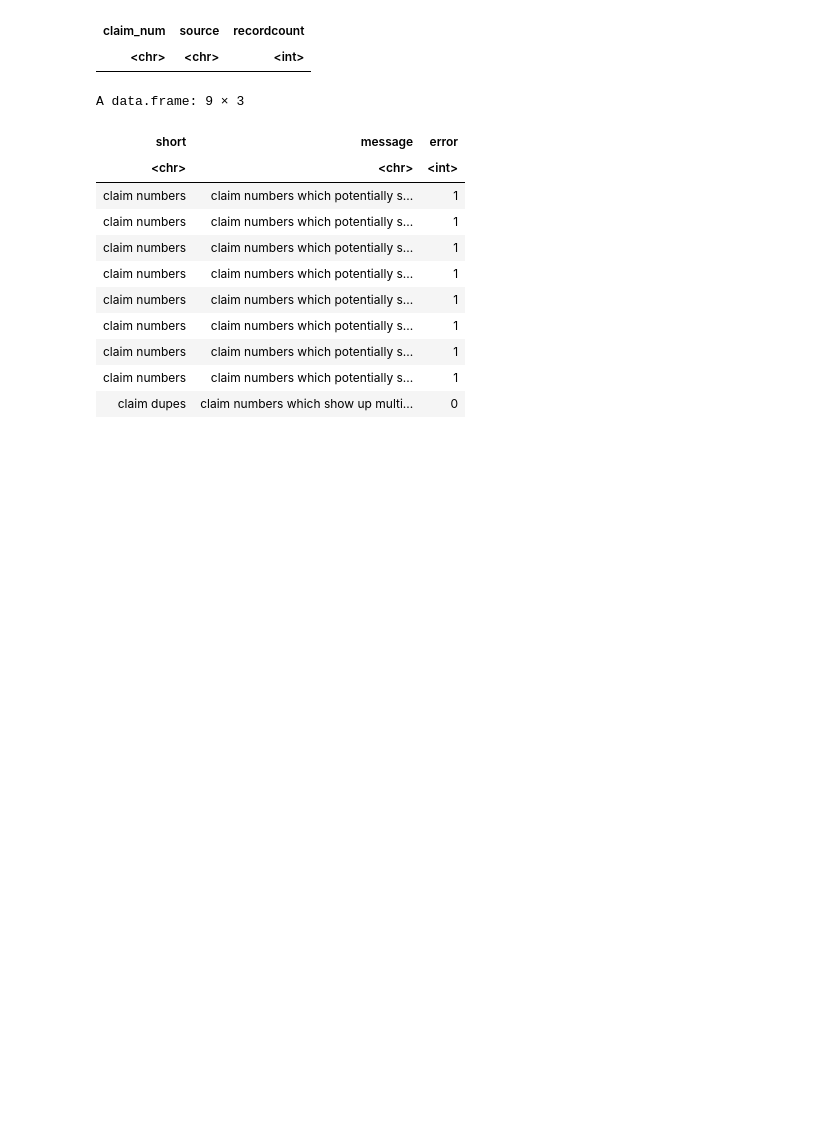
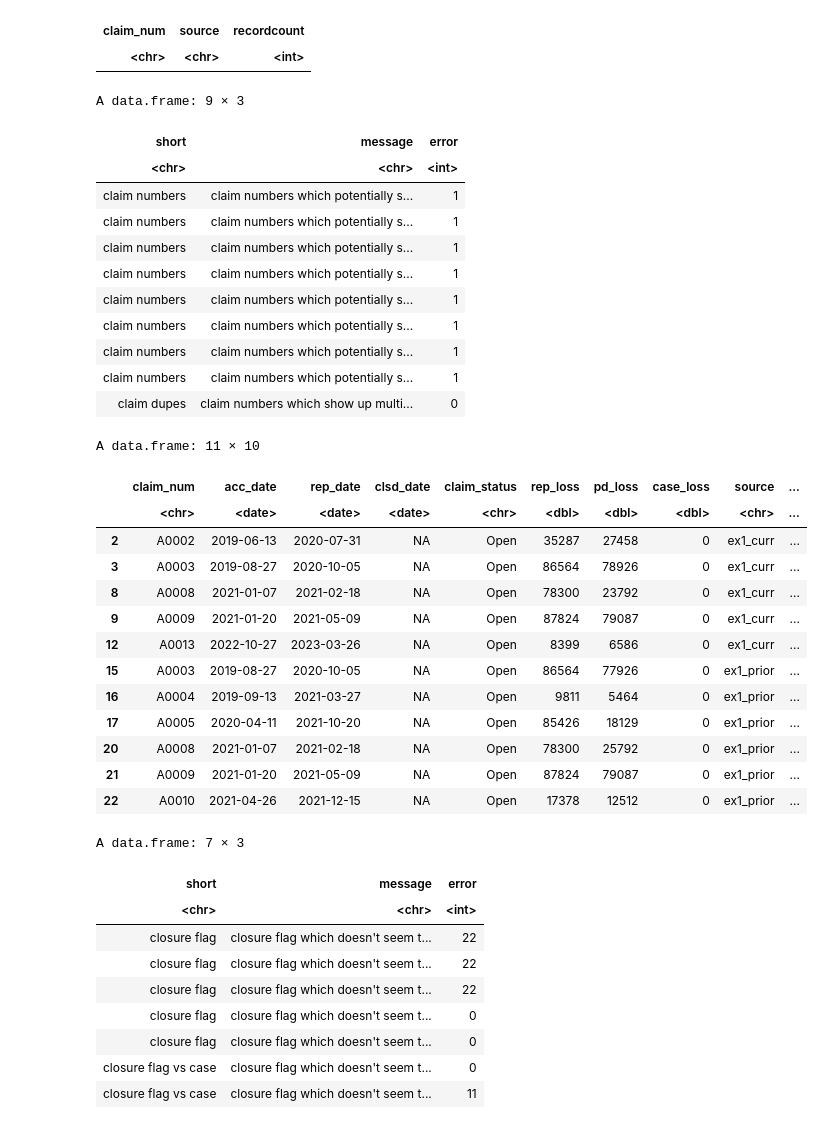
Before and after one commit to Dim-Alps-201/KP, a Jupyter notebook: loss run exercise.ipynb, the cells around one changed output. Cells and saved outputs as stored; diff of their text form; code cells hidden in the pictures; blank space fills up the shorter version.

Commit message:
more tests on the appended data

```diff
--- a/loss run exercise.ipynb
+++ b/loss run exercise.ipynb
@@ -243,17 +253,50 @@ A data.frame: 9 × 3
 | claim numbers | claim numbers which potentially s... | 1 |
 | claim dupes | claim numbers which show up multi... | 0 |
 # %%
-##joined tests
+##close flag vs case reserve
+T <- cbind(s,zero_case = (s[["case_loss"]]==0))
+T <- T[T[["zero_case"]]!=(T[["claim_status"]]=="Closed"),]
+T
 
-short = "claim numbers"
-message = "claim numbers which potentially should show up but don't"
-discussion = "could be non-sequential claim numbers, CWP/dormant claims removed, portfolio/segmentation change, error correction, something else"
+#create error messages
+short = "closure flag vs case"
+message = "closure flag which doesn't seem to match case reserves"
+discussion = "could be something about claims process, timing issue, closure being defined at a different level of aggregation than the claim, something else"
 error = nrow(T)
 
+#add errors to table
 test_errors=rbind(test_errors,data.frame(short=short,message=message,error=error))
 test_errors
 
-newsheet_destructive(short)
-popsheet(short,T,short,discussion,dec0,1,1)
-autowidth(short,,12)
-wb_save(wb, output_path, overwrite = TRUE)
+#add errors to worksheet
+if (error>0) {
+    newsheet_destructive(short)
+    popsheet(short,T,short,discussion,dec0,1,1)
+    autowidth(short,,12)
+    wb_save(wb, output_path, overwrite = TRUE)
+}
+# %% [output]
+A data.frame: 11 × 10
+|  | claim_num | acc_date | rep_date | clsd_date | claim_status | rep_loss | pd_loss | case_loss | source | ... |
+|  | <chr> | <date> | <date> | <date> | <chr> | <dbl> | <dbl> | <dbl> | <chr> | ... |
+| 2 | A0002 | 2019-06-13 | 2020-07-31 | NA | Open | 35287 | 27458 | 0 | ex1_curr | ... |
+| 3 | A0003 | 2019-08-27 | 2020-10-05 | NA | Open | 86564 | 78926 | 0 | ex1_curr | ... |
+| 8 | A0008 | 2021-01-07 | 2021-02-18 | NA | Open | 78300 | 23792 | 0 | ex1_curr | ... |
+| 9 | A0009 | 2021-01-20 | 2021-05-09 | NA | Open | 87824 | 79087 | 0 | ex1_curr | ... |
+| 12 | A0013 | 2022-10-27 | 2023-03-26 | NA | Open | 8399 | 6586 | 0 | ex1_curr | ... |
+| 15 | A0003 | 2019-08-27 | 2020-10-05 | NA | Open | 86564 | 77926 | 0 | ex1_prior | ... |
+| 16 | A0004 | 2019-09-13 | 2021-03-27 | NA | Open | 9811 | 5464 | 0 | ex1_prior | ... |
+| 17 | A0005 | 2020-04-11 | 2021-10-20 | NA | Open | 85426 | 18129 | 0 | ex1_prior | ... |
+| 20 | A0008 | 2021-01-07 | 2021-02-18 | NA | Open | 78300 | 25792 | 0 | ex1_prior | ... |
+| 21 | A0009 | 2021-01-20 | 2021-05-09 | NA | Open | 87824 | 79087 | 0 | ex1_prior | ... |
+| 22 | A0010 | 2021-04-26 | 2021-12-15 | NA | Open | 17378 | 12512 | 0 | ex1_prior | ... |
+A data.frame: 7 × 3
+| short | message | error |
+| <chr> | <chr> | <int> |
+| closure flag | closure flag which doesn't seem t... | 22 |
+| closure flag | closure flag which doesn't seem t... | 22 |
+| closure flag | closure flag which doesn't seem t... | 22 |
+| closure flag | closure flag which doesn't seem t... | 0 |
+| closure flag | closure flag which doesn't seem t... | 0 |
+| closure flag vs case | closure flag which doesn't seem t... | 0 |
+| closure flag vs case | closure flag which doesn't seem t... | 11 |
```
Also changed, not shown: parts of 5 cells of this notebook, 1 other file.
